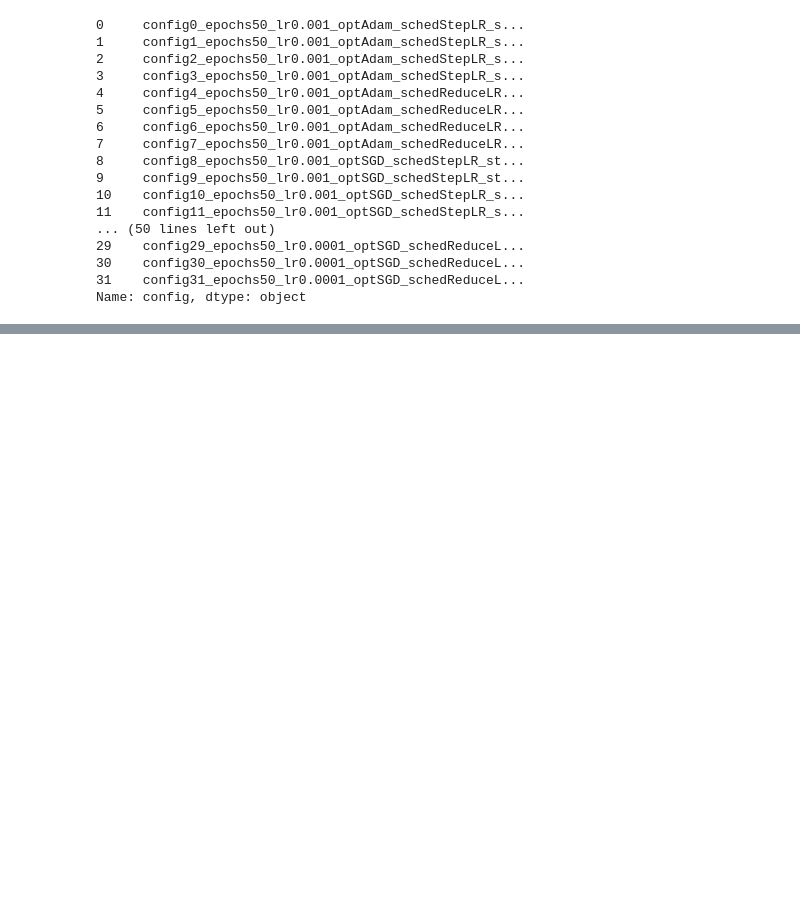
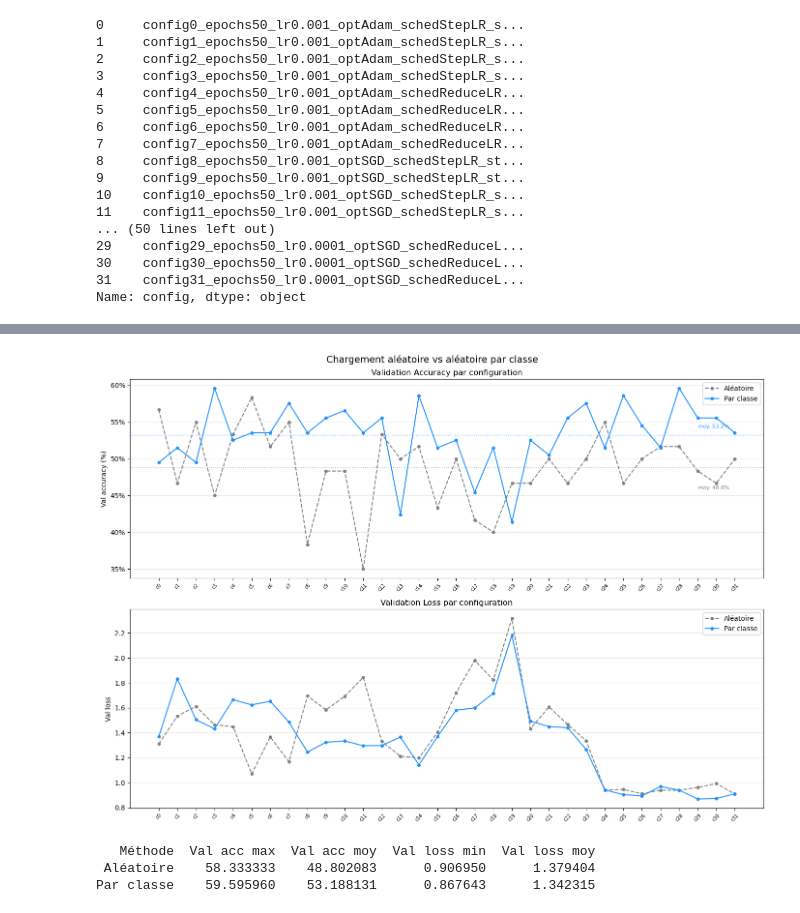
Before and after one commit to tinyhurricaneclarity/projet-deep-learning-m1, a Jupyter notebook: resnet18/src/resnet18_RGB/results/visualisation_grid.ipynb, the cells around one changed output, grey strips where cells are left out. Drawn from its saved outputs; the diff is of its cells as text; code cells hidden in the pictures; blank space fills up the shorter version.

```diff
--- a/resnet18/src/resnet18_RGB/results/visualisation_grid.ipynb
+++ b/resnet18/src/resnet18_RGB/results/visualisation_grid.ipynb
@@ -55,0 +86,59 @@ plt.show()
+# %%
+#CLAUDE
+
+labels = [f"c{i}" for i in range(len(grid_classique))]
+
+# --- Figure 1 : val_acc comparaison ---
+fig, axes = plt.subplots(2, 1, figsize=(14, 10))
+fig.suptitle("Chargement aléatoire vs aléatoire par classe", fontsize=14)
+
+ax1 = axes[0]
+ax1.plot(labels, grid_classique["val_acc"], color="grey", linestyle="--", marker="o", markersize=4, label="Aléatoire")
+ax1.plot(labels, grid_par_classe["val_acc"],  color="dodgerblue", linestyle="-",  marker="o", markersize=4, label="Par classe")
+ax1.axhline(grid_classique["val_acc"].mean(), color="grey", linestyle=":", alpha=0.6, linewidth=1.2) #alpha controle la transparence
+ax1.axhline(grid_par_classe["val_acc"].mean(),  color="dodgerblue", linestyle=":", alpha=0.6, linewidth=1.2)
+ax1.set_ylabel("Val accuracy (%)")
+ax1.set_title("Validation Accuracy par configuration")
+ax1.legend()
+ax1.set_xticks(range(len(labels)))
+ax1.set_xticklabels(labels, rotation=45, fontsize=7)
+ax1.yaxis.set_major_formatter(mticker.FormatStrFormatter("%.0f%%"))
+ax1.grid(axis="y", alpha=0.3)
+
+# Annotations moyennes
+ax1.annotate(f"moy. {grid_classique['val_acc'].mean():.1f}%", xy=(31, grid_classique["val_acc"].mean()),
+             xytext=(29, grid_classique["val_acc"].mean() - 3), color="grey", fontsize=8)
+ax1.annotate(f"moy. {grid_par_classe['val_acc'].mean():.1f}%", xy=(31, grid_par_classe["val_acc"].mean()),
+             xytext=(29, grid_par_classe["val_acc"].mean() + 1), color="dodgerblue", fontsize=8)
+
+# --- Figure 2 : val_loss comparaison ---
+ax2 = axes[1]
+ax2.plot(labels, grid_classique["val_loss"], color="grey", linestyle="--", marker="o", markersize=4, label="Aléatoire")
+ax2.plot(labels, grid_par_classe["val_loss"],  color="dodgerblue", linestyle="-",  marker="o", markersize=4, label="Par classe")
+ax2.set_ylabel("Val loss")
+ax2.set_title("Validation Loss par configuration")
+ax2.legend()
+ax2.set_xticks(range(len(labels)))
+ax2.set_xticklabels(labels, rotation=45, fontsize=7)
+ax2.grid(axis="y", alpha=0.3)
+
+
+
+plt.tight_layout()
+plt.savefig("comparison_val_metrics.png", dpi=150, bbox_inches="tight")
+plt.show()
+# %% [output]
+[figure, added]
+# %%
+summary = pd.DataFrame({
+    "Méthode":         ["Aléatoire",  "Par classe"],
+    "Val acc max":     [grid_classique["val_acc"].max(), grid_par_classe["val_acc"].max()],
+    "Val acc moy":     [grid_classique["val_acc"].mean(), grid_par_classe["val_acc"].mean()],
+    "Val loss min":    [grid_classique["val_loss"].min(), grid_par_classe["val_loss"].min()],
+    "Val loss moy":    [grid_classique["val_loss"].mean(),grid_par_classe["val_loss"].mean()],
+})
+print(summary.to_string(index=False))
+# %% [output]
+   Méthode  Val acc max  Val acc moy  Val loss min  Val loss moy
+ Aléatoire    58.333333    48.802083      0.906950      1.379404
+Par classe    59.595960    53.188131      0.867643      1.342315
```
Also changed, not shown: parts of 5 cells of this notebook, 6 other files.
